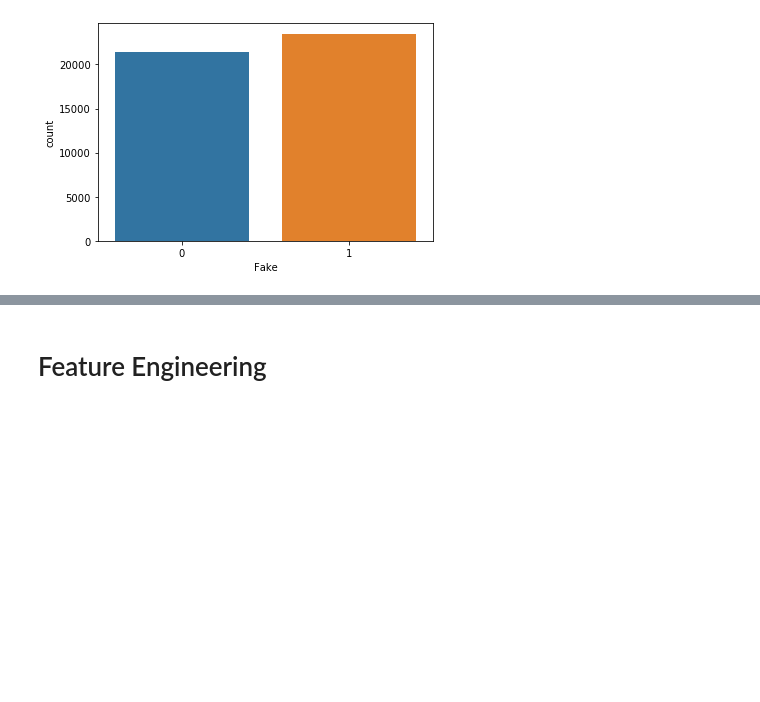
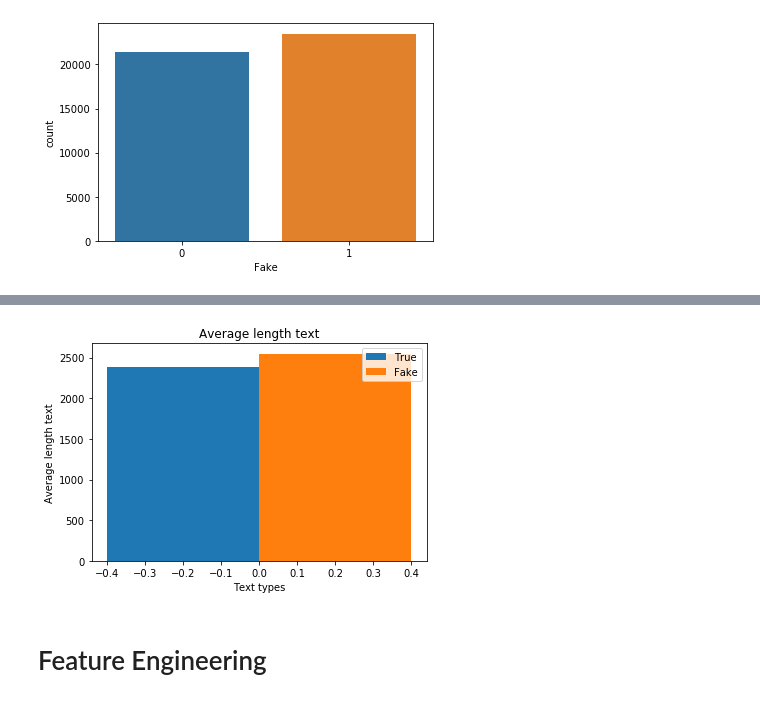
Before and after one commit to SimonvdFliert/Fake-or-Real-News-Classification, a Jupyter notebook: Fake or Real News.ipynb, the cells around one changed output, grey strips where cells are left out. Drawn from its saved outputs; the diff is of its cells as text; code cells hidden in the pictures; blank space fills up the shorter version.

```diff
--- a/Fake or Real News.ipynb
+++ b/Fake or Real News.ipynb
@@ -89,3 +113,22 @@ Name: Fake, dtype: int64
+# %%
+from statistics import mean
+
+average_true_article_len = mean(average_lengths_true)
+average_fake_article_len = mean(average_lengths_false)
+
+
+X_axis = np.arange(1)
+plt.bar(X_axis - 0.2, average_true_article_len, 0.4, label = 'True')
+plt.bar(X_axis + 0.2, average_fake_article_len, 0.4, label = 'Fake')
+
+
+plt.xlabel("Text types")
+plt.ylabel("Average length text")
+plt.title("Average length text")
+plt.legend()
+plt.show()
+# %% [output]
+[figure, added]
 # %% [markdown]
 # Feature Engineering
 # %%
```
Also changed, not shown: parts of 49 cells of this notebook, 3 other files.
